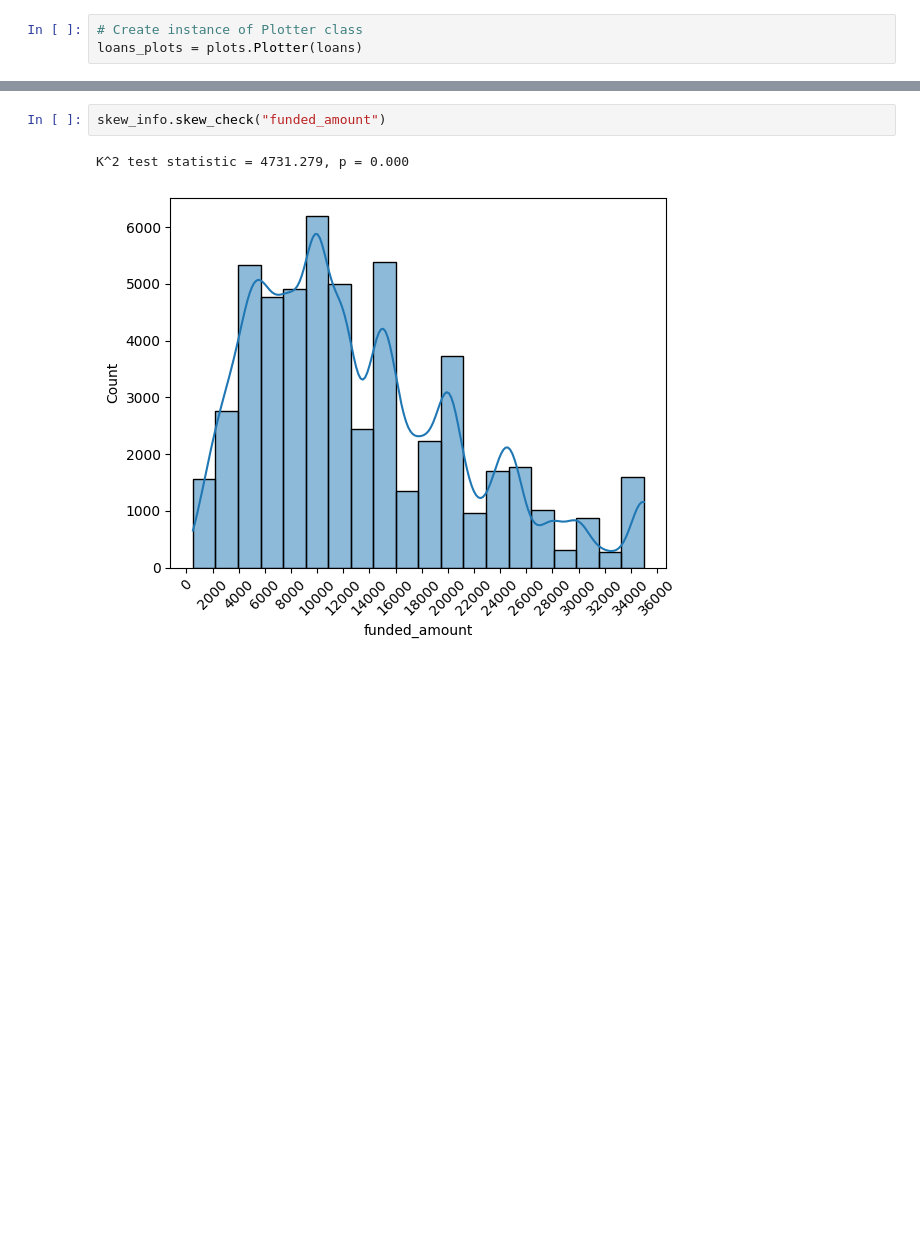
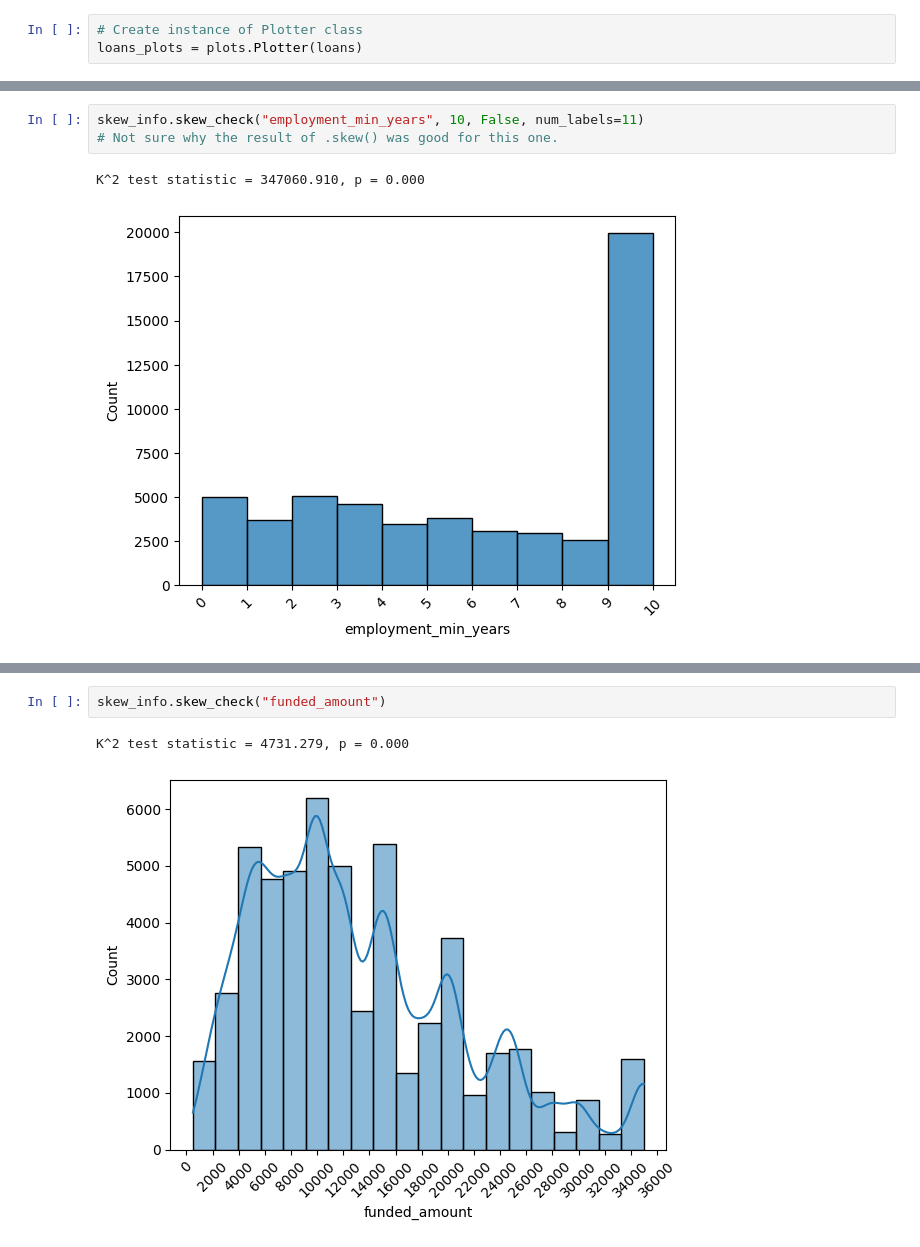
Before and after one commit to armazzer/customer_loans, a Jupyter notebook: skew_review.ipynb, the cells around one changed output, grey strips where cells are left out. Drawn from its saved outputs; the diff is of its cells as text; blank space fills up the shorter version.

```diff
--- a/skew_review.ipynb
+++ b/skew_review.ipynb
@@ -104,0 +110,6 @@ K^2 test statistic = 4574.836, p = 0.000
+# %%
+skew_info.skew_check("employment_min_years", 10, False, num_labels=11)
+# Not sure why the result of .skew() was good for this one.
+# %% [output]
+K^2 test statistic = 347060.910, p = 0.000
+[figure, added]
```
Also changed, not shown: parts of 14 cells of this notebook.
